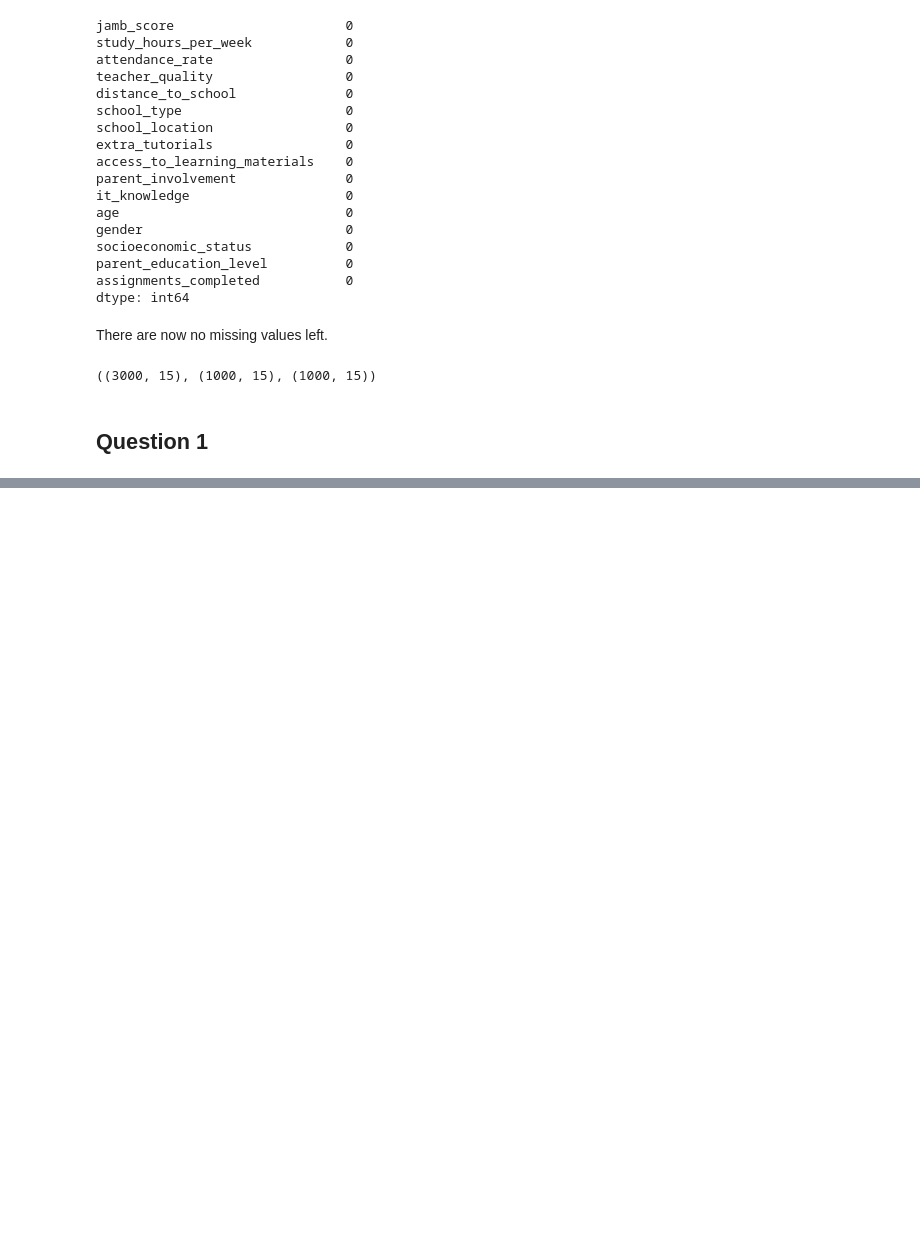
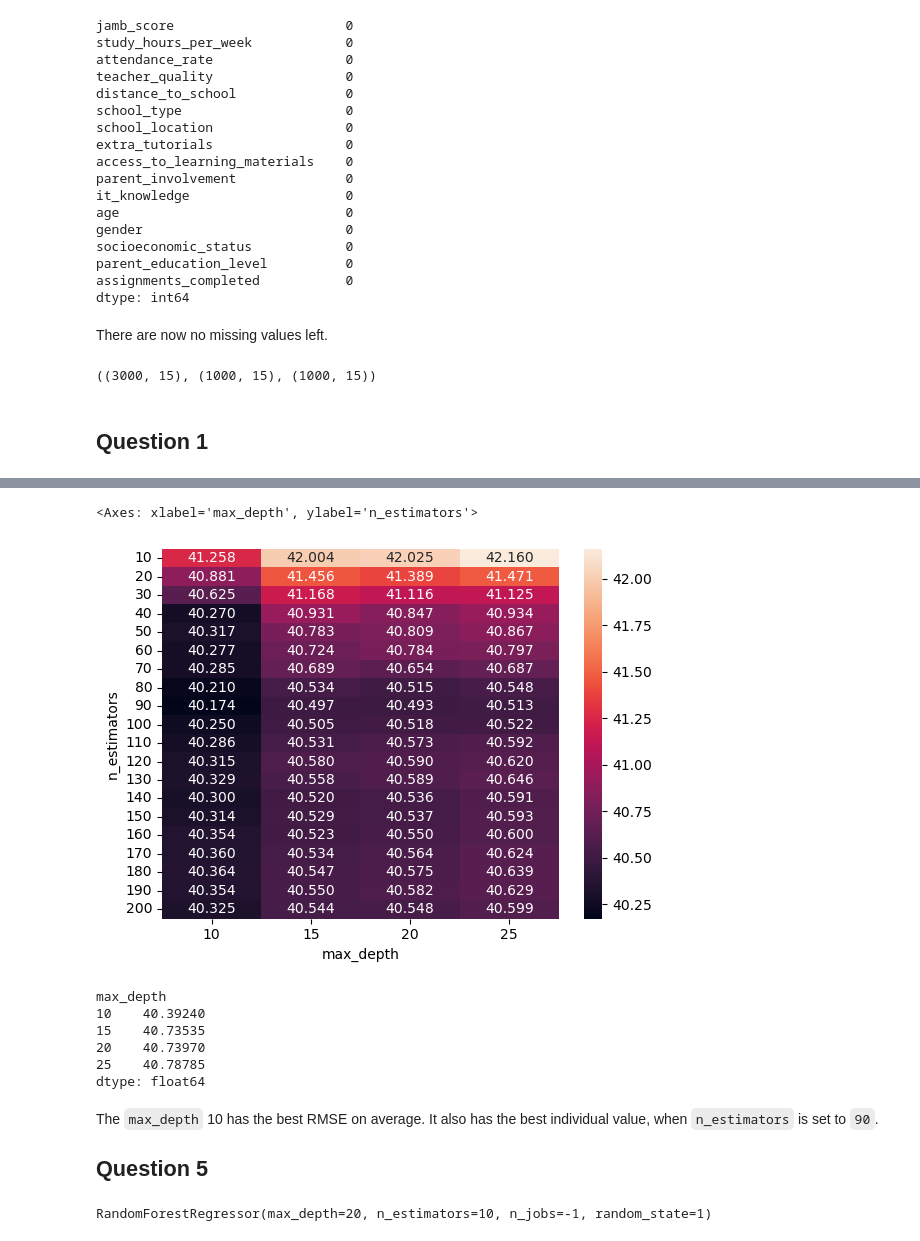
Before and after one commit to fabianjkrueger/ml-zoomcamp, a Jupyter notebook: homework/06-trees/06-trees.ipynb, the cells around one changed output, grey strips where cells are left out. Saved outputs shown, nothing was run; the diff lists cells and outputs as text; code cells hidden in the pictures; blank space fills up the shorter version.

```diff
--- a/homework/06-trees/06-trees.ipynb
+++ b/homework/06-trees/06-trees.ipynb
@@ -165,0 +260,27 @@ X_test = dv.transform(test_dicts)
+# %%
+# function for training and evaluating the rf regressor
+# difference to previous version: accepts a row of a pandas data frame
+def train_evaluate_rf_row(row, X_t=X_train, y_t=y_train, X_v=X_val, y_v=y_val):
+    n_estimators = row['n_estimators']
+    max_depth = row['max_depth']
+
+    model = RandomForestRegressor(n_estimators=n_estimators,
+                                max_depth=max_depth,
+                                random_state=1,
+                                n_jobs=-1)
+    model.fit(X_t, y_t)
+    y_p = model.predict(X_v)
+    rmse = root_mean_squared_error(y_v, y_p)
+    return round(rmse, 3)
+# %%
+# get parameter grid for iterating through
+data_q4 = {
+    "max_depth": np.repeat([10, 15, 20, 25], 20),
+    "n_estimators": np.tile(np.arange(10, 201, 10), 4)
+}
+
+# make a pandas data frame from the parameter grid
+results_q4 = pd.DataFrame(data_q4)
+
+# display the data frame
+results_q4
@@ -165,0 +301,30 @@ X_test = dv.transform(test_dicts)
+# %%
+# apply the function to the sequence
+results_q4["rmse"] = results_q4[["max_depth", "n_estimators"]].apply(train_evaluate_rf_row, axis=1)
+# %%
+# pivot the data to wide format
+results_q4 = results_q4.pivot(
+    index="n_estimators",
+    columns="max_depth",
+    values="rmse"
+)
+# %%
+sns.heatmap(results_q4, annot=True, fmt=".3f")
+# %% [output]
+<Axes: xlabel='max_depth', ylabel='n_estimators'>
+[figure, added]
+# %%
+# get mean RMSE for each max_depth
+results_q4.aggregate("mean")
+# %% [output]
+max_depth
+10    40.39240
+15    40.73535
+20    40.73970
+25    40.78785
+dtype: float64
+# %% [markdown]
+The `max_depth` 10 has the best RMSE on average.
+It also has the best individual value, when `n_estimators` is set to `90`.
+
+## Question 5
@@ -165,0 +334,5 @@ X_test = dv.transform(test_dicts)
+# %%
+# train model
+model_q5.fit(X_train, y_train)
+# %% [output]
+RandomForestRegressor(max_depth=20, n_estimators=10, n_jobs=-1, random_state=1)
```
Also changed, not shown: parts of 30 cells of this notebook.
